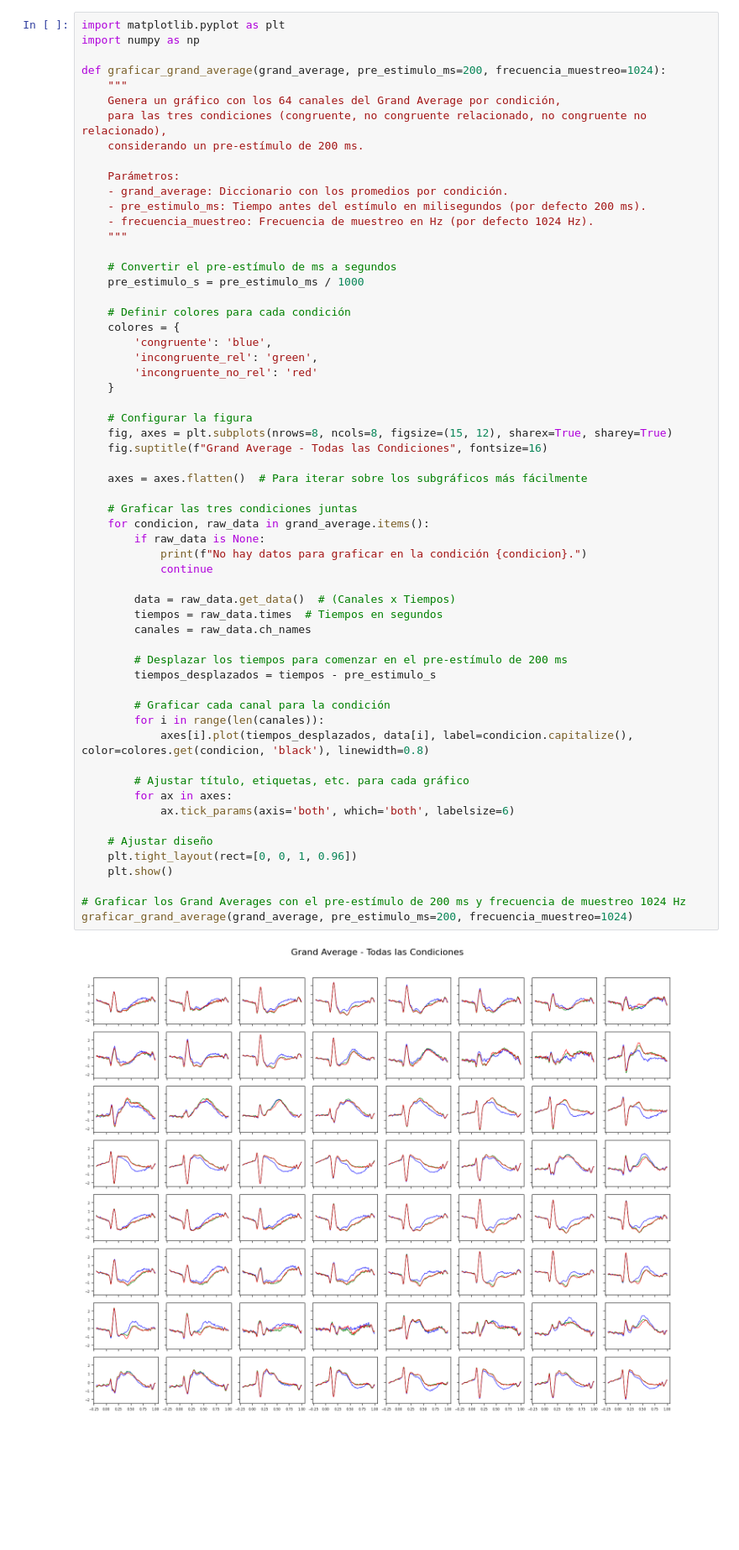
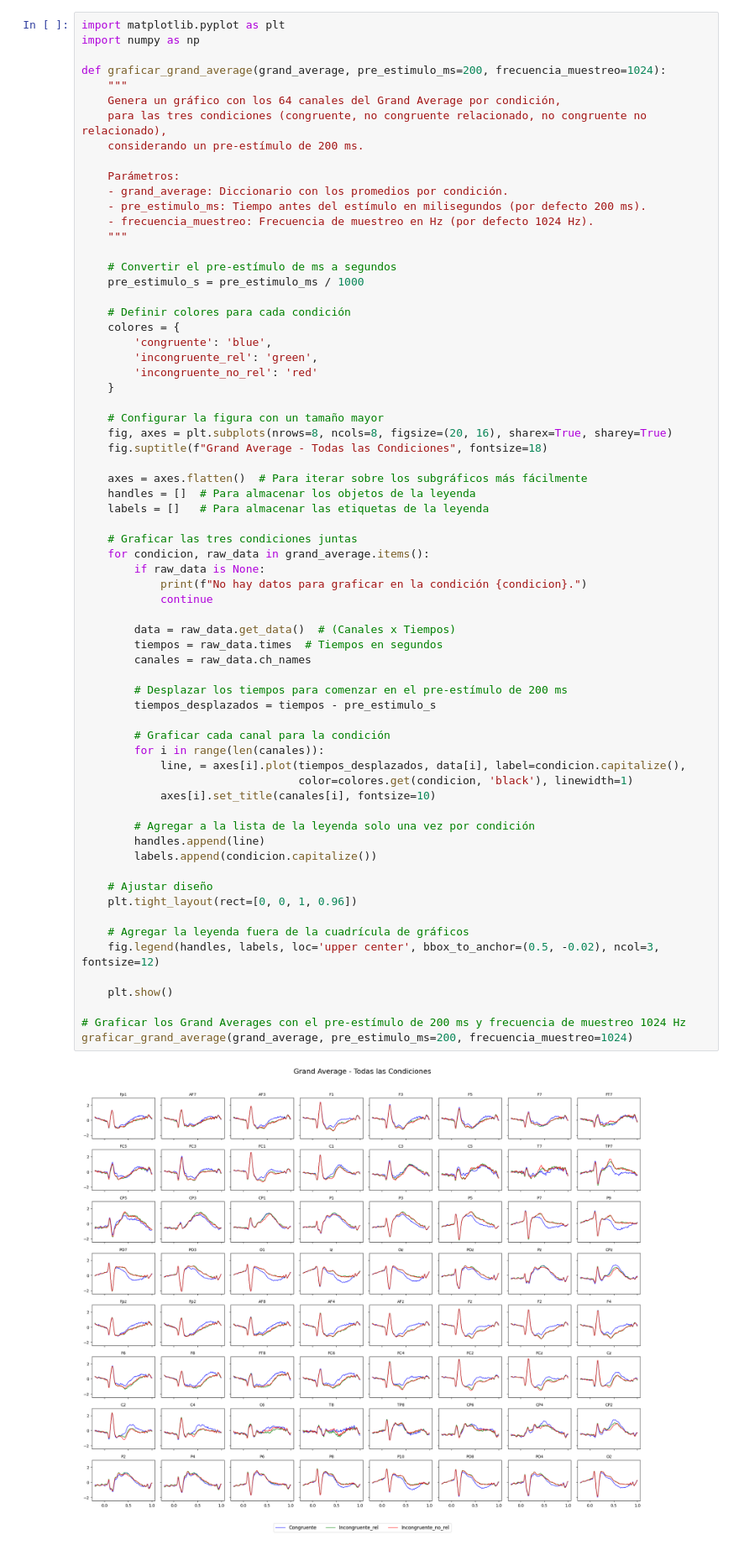
Before and after one commit to carrielfelipe/EEG_ERP_Analysis, a Jupyter notebook: PWI_version_2/PWI_ERP_.ipynb, the cells around one changed output. Shown at 84% size. Cells and saved outputs as stored; diff of their text form; blank space fills up the shorter version.

```diff
--- a/PWI_version_2/PWI_ERP_.ipynb
+++ b/PWI_version_2/PWI_ERP_.ipynb
@@ -487,38 +313,46 @@ def graficar_grand_average(grand_average, pre_estimulo_ms=200, frecuencia_muestr
         'incongruente_no_rel': 'red'
     }
 
-    # Configurar la figura
-    fig, axes = plt.subplots(nrows=8, ncols=8, figsize=(15, 12), sharex=True, sharey=True)
-    fig.suptitle(f"Grand Average - Todas las Condiciones", fontsize=16)
+    # Configurar la figura con un tamaño mayor
+    fig, axes = plt.subplots(nrows=8, ncols=8, figsize=(20, 16), sharex=True, sharey=True)
+    fig.suptitle(f"Grand Average - Todas las Condiciones", fontsize=18)
 
     axes = axes.flatten()  # Para iterar sobre los subgráficos más fácilmente
+    handles = []  # Para almacenar los objetos de la leyenda
+    labels = []   # Para almacenar las etiquetas de la leyenda
 
     # Graficar las tres condiciones juntas
     for condicion, raw_data in grand_average.items():
         if raw_data is None:
             print(f"No hay datos para graficar en la condición {condicion}.")
             continue
 
         data = raw_data.get_data()  # (Canales x Tiempos)
         tiempos = raw_data.times  # Tiempos en segundos
         canales = raw_data.ch_names
 
         # Desplazar los tiempos para comenzar en el pre-estímulo de 200 ms
         tiempos_desplazados = tiempos - pre_estimulo_s
 
         # Graficar cada canal para la condición
         for i in range(len(canales)):
-            axes[i].plot(tiempos_desplazados, data[i], label=condicion.capitalize(), color=colores.get(condicion, 'black'), linewidth=0.8)
+            line, = axes[i].plot(tiempos_desplazados, data[i], label=condicion.capitalize(),
+                                 color=colores.get(condicion, 'black'), linewidth=1)
+            axes[i].set_title(canales[i], fontsize=10)
 
-        # Ajustar título, etiquetas, etc. para cada gráfico
-        for ax in axes:
-            ax.tick_params(axis='both', which='both', labelsize=6)
+        # Agregar a la lista de la leyenda solo una vez por condición
+        handles.append(line)
+        labels.append(condicion.capitalize())
 
     # Ajustar diseño
     plt.tight_layout(rect=[0, 0, 1, 0.96])
+
+    # Agregar la leyenda fuera de la cuadrícula de gráficos
+    fig.legend(handles, labels, loc='upper center', bbox_to_anchor=(0.5, -0.02), ncol=3, fontsize=12)
+
     plt.show()
 
 # Graficar los Grand Averages con el pre-estímulo de 200 ms y frecuencia de muestreo 1024 Hz
 graficar_grand_average(grand_average, pre_estimulo_ms=200, frecuencia_muestreo=1024)
 # %% [output]
-[figure, old version]
+[figure, new version]
```
Also changed, not shown: parts of 6 cells of this notebook.
